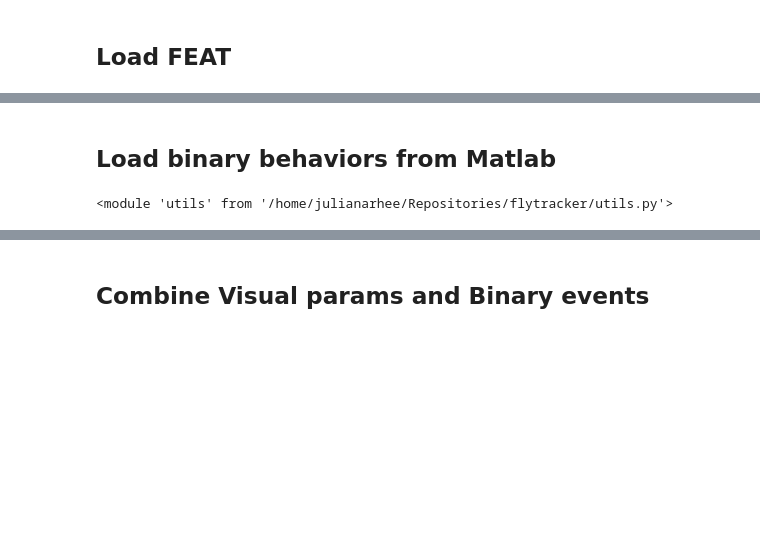
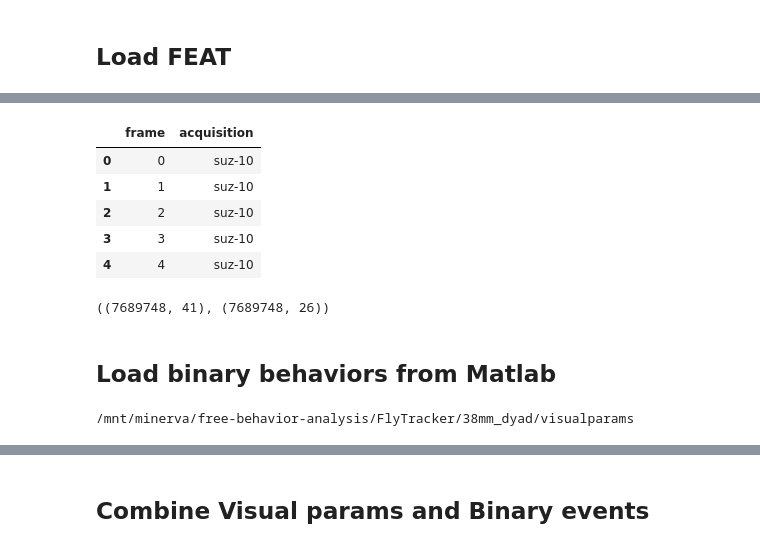
Before and after one commit to julianarhee/flytracker_analysis, a Jupyter notebook: visual-params.ipynb, the cells around one changed output, grey strips where cells are left out. Cells and saved outputs as stored; diff of their text form; code cells hidden in the pictures; blank space fills up the shorter version.

```diff
--- a/visual-params.ipynb
+++ b/visual-params.ipynb
@@ -159,0 +166,9 @@ feat.head()
+# %%
+trk[['frame', 'acquisition']].head()
+# %% [output]
+|  | frame | acquisition |
+| 0 | 0 | suz-10 |
+| 1 | 1 | suz-10 |
+| 2 | 2 | suz-10 |
+| 3 | 3 | suz-10 |
+| 4 | 4 | suz-10 |
@@ -159,0 +181,4 @@ feat.head()
+# %%
+trk.shape, feat.shape
+# %% [output]
+((7689748, 41), (7689748, 26))
@@ -160,17 +192,19 @@ feat.head()
 # %% [markdown]
 ## Load binary behaviors from Matlab
 # %%
-basedir = '/mnt/minerva/analysis/FlyTracker'
+ftdir = os.path.join( rootdir, 'free-behavior-analysis/FlyTracker')
+#basedir = '/mnt/minerva/analysis/FlyTracker'
 # matlab_src = '/home/julianarhee/Documents/projects/flytracker-analysis/overviews2/Ddata.mat'
-matlab_src = os.path.join(basedir, 'flytracker-matlab/overviews2/Ddata.mat')
+matlab_src = os.path.join(ftdir, 'flytracker-matlab/overviews-%s/Ddata.mat' % assay)
 # Set save dir
-destdir = os.path.join(basedir, 'figures')
+destdir = os.path.join(ftdir, assay, 'visualparams')
 if not os.path.exists(destdir):
     os.makedirs(destdir)
 # set FIGID
-figid = 'flytracker-matlab/overviews2/Ddata.mat & visualparams.mat'
+figid = 'flytracker-matlab/overviews-%s/Ddata.mat, visualparams.mat' % assay
+print(destdir)
+# %% [output]
+/mnt/minerva/free-behavior-analysis/FlyTracker/38mm_dyad/visualparams
 # %%
-importlib.reload(util)
+behavior_names=['Bilateral Wing Extensions', 'Unilateral Wing Extensions', 'Putative Tap Events', 'Chasing', 'Licking/Proboscis Ext', 'Copulation Attempts', 'Orienting']
-# %% [output]
-<module 'utils' from '/home/julianarhee/Repositories/flytracker/utils.py'>
 # %%
```
Also changed, not shown: parts of 120 cells of this notebook, 1 other file.
